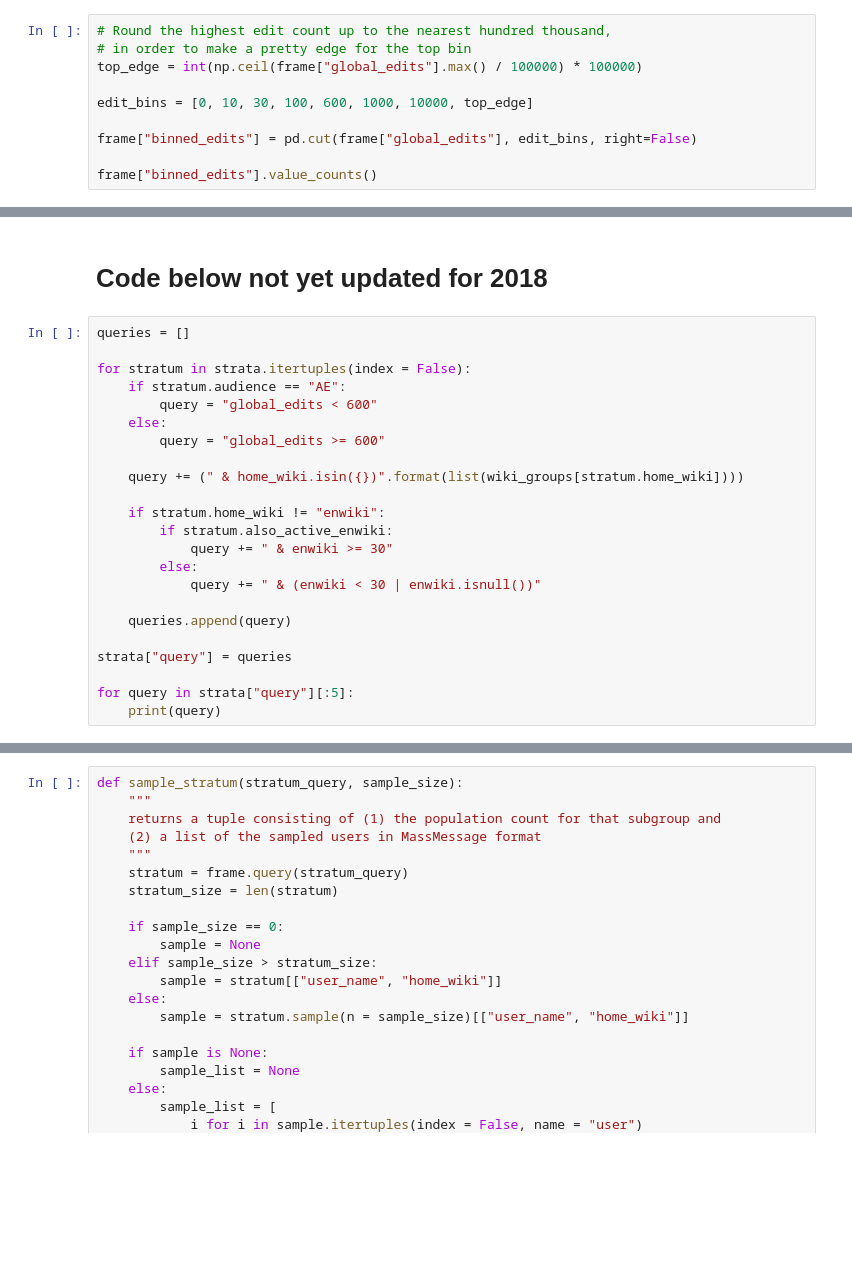
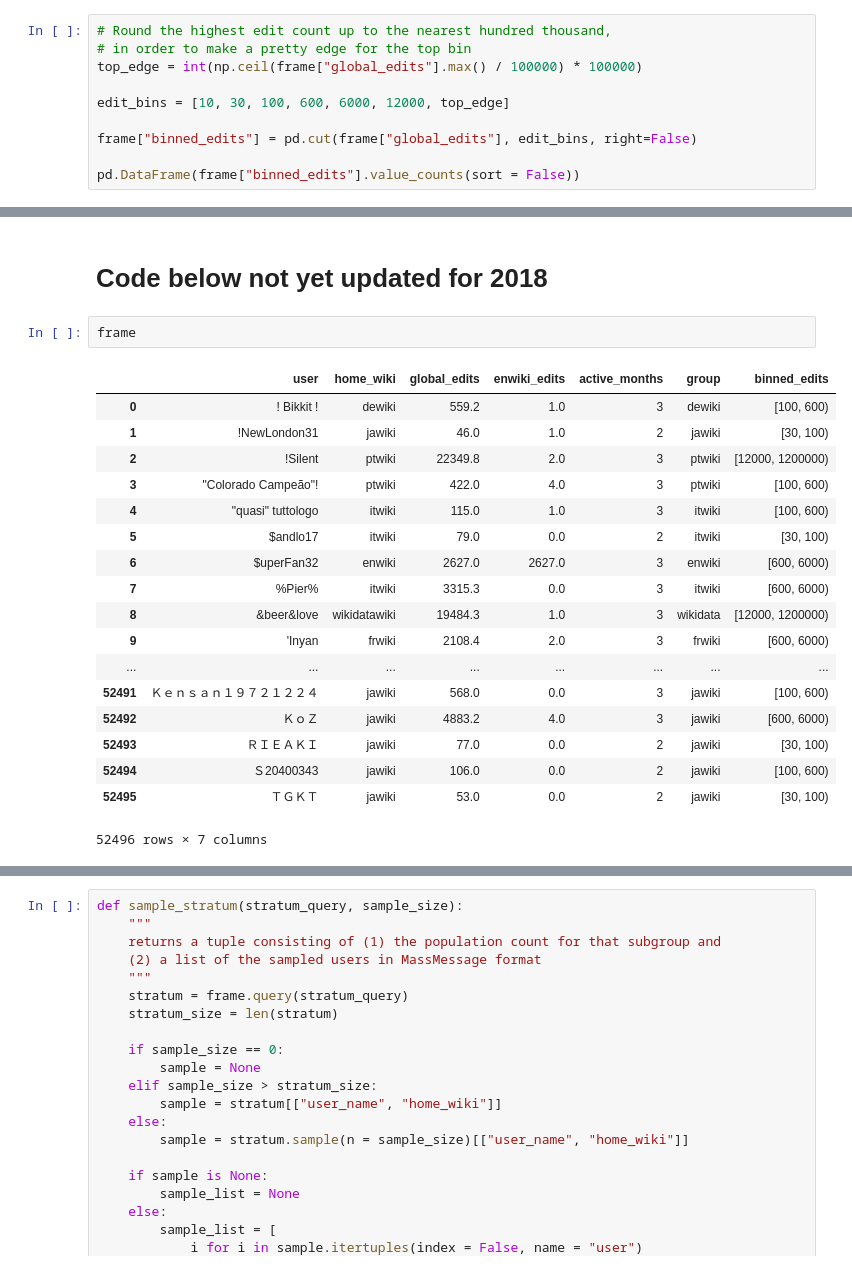
Before and after one commit to wikimedia-research/Community-Insights-sampling, a Jupyter notebook: sampling.ipynb, the cells around one changed output, grey strips where cells are left out. Saved outputs shown, nothing was run; the diff lists cells and outputs as text; blank space fills up the shorter version.

```diff
--- a/sampling.ipynb
+++ b/sampling.ipynb
@@ -81,9 +80,9 @@ True
 # in order to make a pretty edge for the top bin
 top_edge = int(np.ceil(frame["global_edits"].max() / 100000) * 100000)
 
-edit_bins = [0, 10, 30, 100, 600, 1000, 10000, top_edge]
+edit_bins = [10, 30, 100, 600, 6000, 12000, top_edge]
 
 frame["binned_edits"] = pd.cut(frame["global_edits"], edit_bins, right=False)
 
-frame["binned_edits"].value_counts()
+pd.DataFrame(frame["binned_edits"].value_counts(sort = False))
 # %% [output]
@@ -98,25 +117,23 @@ Name: binned_edits, dtype: int64
 # %% [markdown]
 # Code below not yet updated for 2018
-# %%
-queries = []
-
-for stratum in strata.itertuples(index = False):
-    if stratum.audience == "AE":
-        query = "global_edits < 600"
-    else:
-        query = "global_edits >= 600"
-
-    query += (" & home_wiki.isin({})".format(list(wiki_groups[stratum.home_wiki])))
-
-    if stratum.home_wiki != "enwiki":
-        if stratum.also_active_enwiki:
-            query += " & enwiki >= 30"
-        else:
-            query += " & (enwiki < 30 | enwiki.isnull())"
-
-    queries.append(query)
-
-strata["query"] = queries
-
-for query in strata["query"][:5]:
-    print(query)
+# %%
+frame
+# %% [output]
+|  | user | home_wiki | global_edits | enwiki_edits | active_months | group | binned_edits |
+| 0 | ! Bikkit ! | dewiki | 559.2 | 1.0 | 3 | dewiki | [100, 600) |
+| 1 | !NewLondon31 | jawiki | 46.0 | 1.0 | 2 | jawiki | [30, 100) |
+| 2 | !Silent | ptwiki | 22349.8 | 2.0 | 3 | ptwiki | [12000, 1200000) |
+| 3 | "Colorado Campeão"! | ptwiki | 422.0 | 4.0 | 3 | ptwiki | [100, 600) |
+| 4 | "quasi" tuttologo | itwiki | 115.0 | 1.0 | 3 | itwiki | [100, 600) |
+| 5 | $andlo17 | itwiki | 79.0 | 0.0 | 2 | itwiki | [30, 100) |
+| 6 | $uperFan32 | enwiki | 2627.0 | 2627.0 | 3 | enwiki | [600, 6000) |
+| 7 | %Pier% | itwiki | 3315.3 | 0.0 | 3 | itwiki | [600, 6000) |
+| 8 | &beer&love | wikidatawiki | 19484.3 | 1.0 | 3 | wikidata | [12000, 1200000) |
+| 9 | 'Inyan | frwiki | 2108.4 | 2.0 | 3 | frwiki | [600, 6000) |
+| ... | ... | ... | ... | ... | ... | ... | ... |
+| 52491 | Ｋｅｎｓａｎ１９７２１２２４ | jawiki | 568.0 | 0.0 | 3 | jawiki | [100, 600) |
+| 52492 | ＫｏＺ | jawiki | 4883.2 | 4.0 | 3 | jawiki | [600, 6000) |
+| 52493 | ＲＩＥＡＫＩ | jawiki | 77.0 | 0.0 | 2 | jawiki | [30, 100) |
+| 52494 | Ｓ20400343 | jawiki | 106.0 | 0.0 | 2 | jawiki | [100, 600) |
+| 52495 | ＴＧＫＴ | jawiki | 53.0 | 0.0 | 2 | jawiki | [30, 100) |
+52496 rows × 7 columns
```
Also changed, not shown: parts of 13 cells of this notebook.
